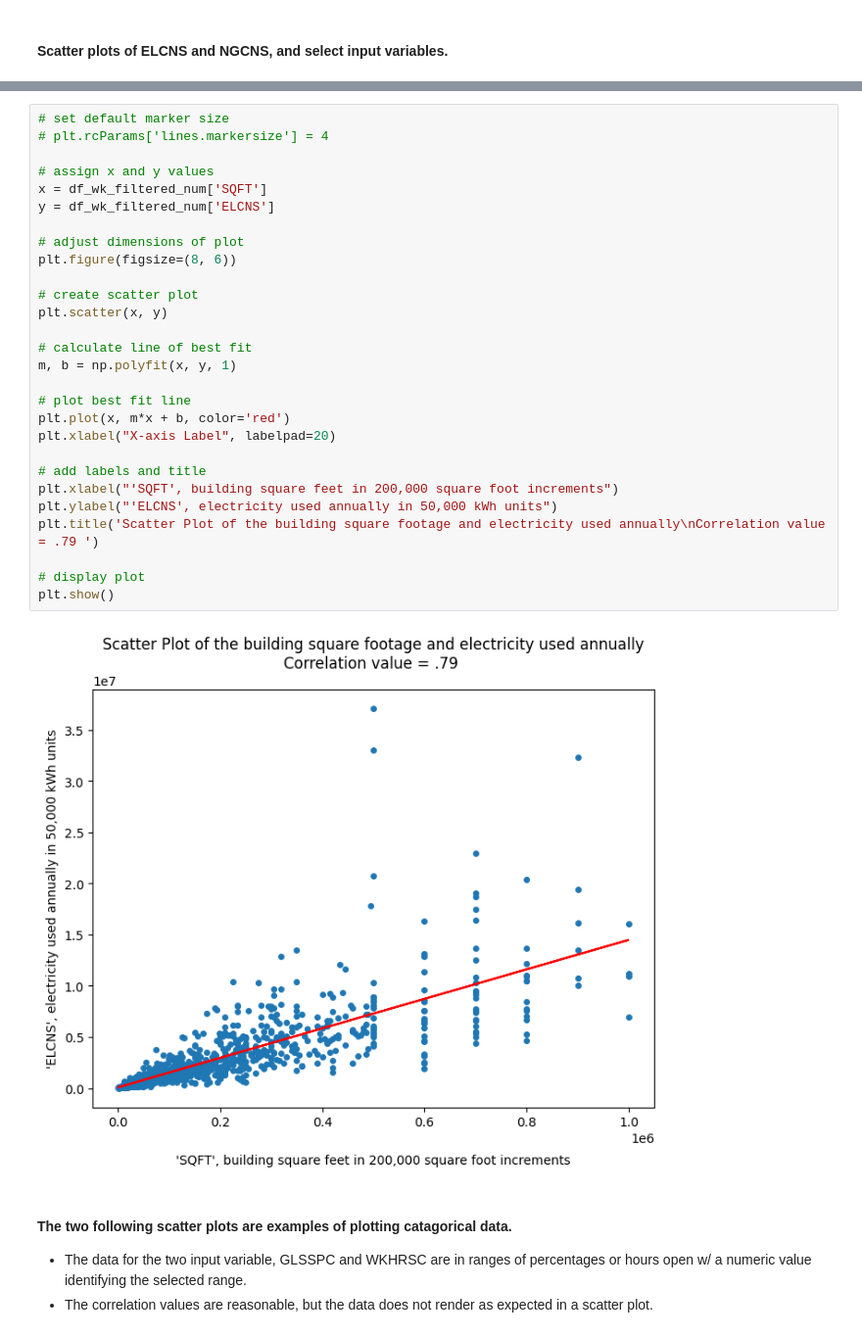
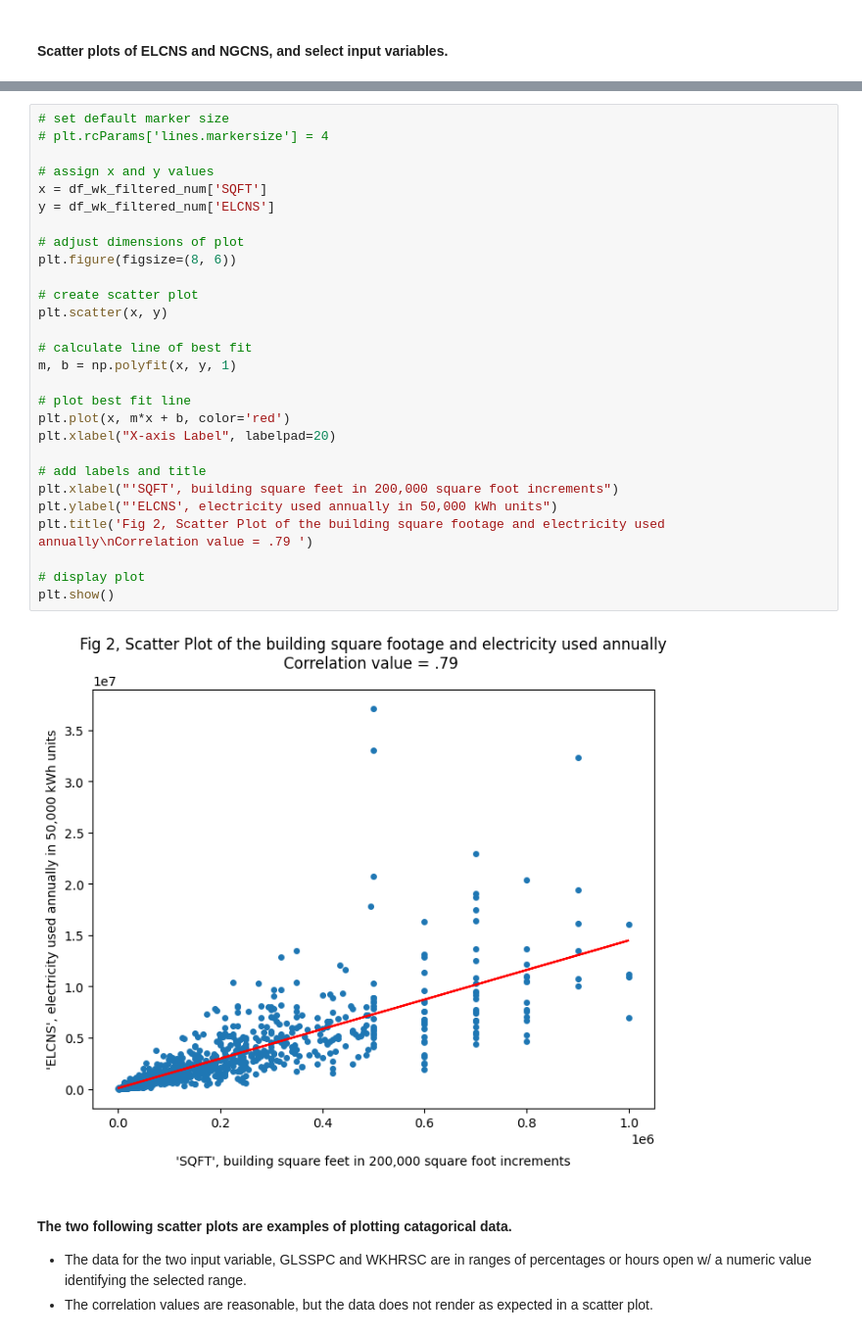
Before and after one commit to joepotts220/repo_Capstone_final, a Jupyter notebook: capstone_final.ipynb, the cells around one changed output, grey strips where cells are left out. Shown at 98% size. Cells and saved outputs as stored; diff of their text form.

```diff
--- a/capstone_final.ipynb
+++ b/capstone_final.ipynb
@@ -473,33 +469,33 @@ plt.show()
 # %%
 # set default marker size
 # plt.rcParams['lines.markersize'] = 4
 
 # assign x and y values
 x = df_wk_filtered_num['SQFT']
 y = df_wk_filtered_num['ELCNS']
 
 # adjust dimensions of plot
 plt.figure(figsize=(8, 6))
 
 # create scatter plot
 plt.scatter(x, y)
 
 # calculate line of best fit
 m, b = np.polyfit(x, y, 1)
 
 # plot best fit line
 plt.plot(x, m*x + b, color='red')
 plt.xlabel("X-axis Label", labelpad=20)
 
 # add labels and title
 plt.xlabel("'SQFT', building square feet in 200,000 square foot increments")
 plt.ylabel("'ELCNS', electricity used annually in 50,000 kWh units")
-plt.title('Scatter Plot of the building square footage and electricity used annually\nCorrelation value = .79 ')
+plt.title('Fig 2, Scatter Plot of the building square footage and electricity used annually\nCorrelation value = .79 ')
 
 # display plot
 plt.show()
 # %% [output]
-[figure, old version]
+[figure, new version]
 # %% [markdown]
 #### The two following scatter plots are examples of plotting catagorical data.
 - The data for the two input variable, GLSSPC and WKHRSC are in ranges of percentages or hours open w/ a numeric value identifying the selected range.
```
Also changed, not shown: parts of 7 cells of this notebook, 3 other files.
